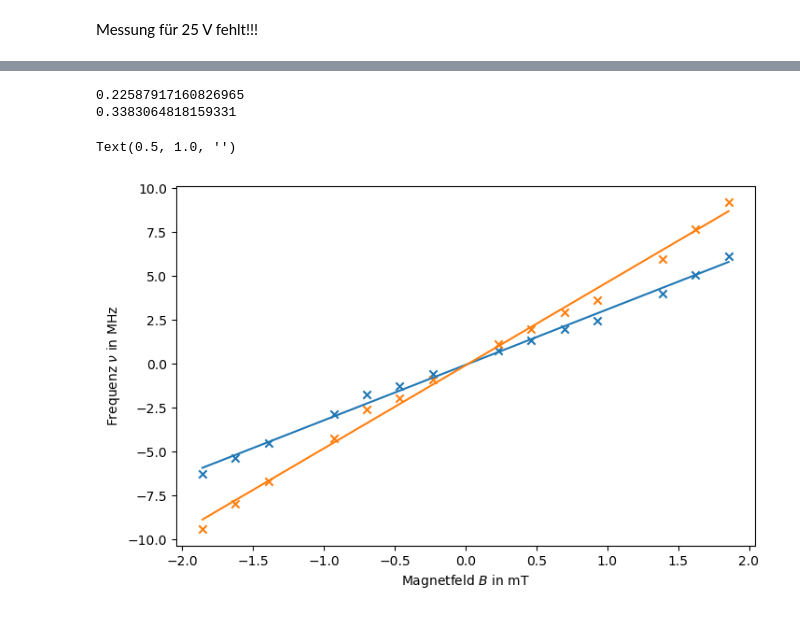
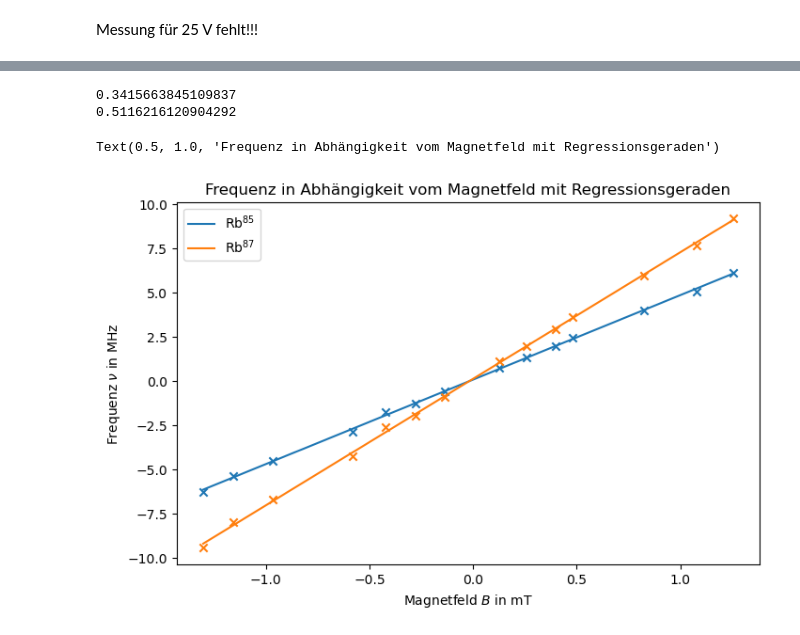
Before and after one commit to hannes-ebe/F-Prak-B, a Jupyter notebook: Optisches_Pumpen/frequenzsweep.ipynb, the cells around one changed output, grey strips where cells are left out. Drawn from its saved outputs; the diff is of its cells as text; code cells hidden in the pictures.

```diff
--- a/Optisches_Pumpen/frequenzsweep.ipynb
+++ b/Optisches_Pumpen/frequenzsweep.ipynb
@@ -79,7 +79,7 @@ def find_flanke(y):
             indizes.append(i)
     return np.array(indizes)
 
-def peak_func(feq,U,height,prominence,width,cut=(0,1)):
+def peak_func(feq,U,I,height,prominence,width,cut=(0,1)):
     '''Nutze die zwei niedrigsten Peaks'''
     feq.plot(title=f'Spulenspannung $U={U}$ V',xlabel='time',ylabel1='SYNC-Signal in V',ylabel2='Spannung der Photodiode in V')
 
@@ -103,27 +103,27 @@ def peak_func(feq,U,height,prominence,width,cut=(0,1)):
     len = flanken[1] - flanken[0] # Anzahl der Zeit-Schritte in einem Sweep
     freq = np.linspace(500e3,10e6,len) # entsprechende Frequenzschritte
 
-    B = const.mu_0*helmholtz(N,r,0.5*U/R)  # Helmholtz gibt H zurück, nicht B
+    B = const.mu_0*helmholtz(N,r,0.5*I)  # Helmholtz gibt H zurück, nicht B
 
     return np.array([B,freq[peaks][0],freq[peaks][1]])
 
 peaks = []
 
-peaks.append(peak_func(sweep[0],-4.0,-1.577,0.001,30,cut=(0,1)))
-peaks.append(peak_func(sweep[1],-3.5,-1.569,0.002,20,cut=(0,1)))
-peaks.append(peak_func(sweep[2],-3.0,-1.559,0.002,10,cut=(0,2)))
-peaks.append(peak_func(sweep[3],-2.5,-1.5725,0.001,10,cut=(0,1)))
-peaks.append(peak_func(sweep[4],-2.0,-1.564,0.001,10,cut=(0,1)))
-peaks.append(peak_func(sweep[5],-1.5,-1.577,0.001,10,cut=(0,1)))
-peaks.append(peak_func(sweep[6],-1.0,-1.577,0.005,10,cut=(0,1)))
-peaks.append(peak_func(sweep[7],-0.5,-1.577,0.005,10,cut=(0,1)))
-peaks.append(peak_func(sweep[8],0.5,-1.577,0.005,10,cut=(0,1)))
-peaks.append(peak_func(sweep[9],1.0,-1.577,0.005,10,cut=(0,1)))
-peaks.append(peak_func(sweep[10],1.5,-1.577,0.005,10,cut=(0,1)))
-peaks.append(peak_func(sweep[11],2.0,-1.577,0.001,10,cut=(0,1)))
-peaks.append(peak_func(sweep[12],3.0,-1.580,0.001,10,cut=(0,1)))
-peaks.append(peak_func(sweep[13],3.5,-1.581,0.001,10,cut=(0,1)))
-peaks.append(peak_func(sweep[14],4.0,-1.5885,0.001,10,cut=(0,1)))
+peaks.append(peak_func(sweep[0],-4.0,-1.63,-1.577,0.001,30,cut=(0,1)))
+peaks.append(peak_func(sweep[1],-3.5,-1.45,-1.569,0.002,20,cut=(0,1)))
+peaks.append(peak_func(sweep[2],-3.0,-1.21,-1.559,0.002,10,cut=(0,2)))
+peaks.append(peak_func(sweep[3],-2.5,-0.93,-1.5725,0.001,10,cut=(0,1)))
+peaks.append(peak_func(sweep[4],-2.0,-0.73,-1.564,0.001,10,cut=(0,1)))
+peaks.append(peak_func(sweep[5],-1.5,-0.53,-1.577,0.001,10,cut=(0,1)))
+peaks.append(peak_func(sweep[6],-1.0,-0.35,-1.577,0.005,10,cut=(0,1)))
+peaks.append(peak_func(sweep[7],-0.5,-0.17,-1.577,0.005,10,cut=(0,1)))
+peaks.append(peak_func(sweep[8],0.5,0.16,-1.577,0.005,10,cut=(0,1)))
+peaks.append(peak_func(sweep[9],1.0,0.32,-1.577,0.005,10,cut=(0,1)))
+peaks.append(peak_func(sweep[10],1.5,0.50,-1.577,0.005,10,cut=(0,1)))
+peaks.append(peak_func(sweep[11],2.0,0.60,-1.577,0.001,10,cut=(0,1)))
+peaks.append(peak_func(sweep[12],3.0,1.03,-1.580,0.001,10,cut=(0,1)))
+peaks.append(peak_func(sweep[13],3.5,1.35,-1.581,0.001,10,cut=(0,1)))
+peaks.append(peak_func(sweep[14],4.0,1.57,-1.5885,0.001,10,cut=(0,1)))
 
 peaks = np.array(peaks).T
 print(peaks)
@@ -158,37 +158,38 @@ def lin(x,m,b):
 
 def slope_to_g(slope):
     return slope*const.h/const.physical_constants['Bohr magneton'][0]
 
 # Stimmt die Einheit des Magnetfeldes???
 fig, ax = plt.subplots(figsize=(8,5))
 
 # Entferne einen Wert und invertiere den ersten Teil der Geraden
 B = peaks[0]
 f1 = peaks[1]
 f2 = peaks[2]
 entf = 3
 B = np.delete(B,[entf])
 f1 = np.delete(f1,[entf])
 f2 = np.delete(f2,[entf])
 f1 = np.append(-1*f1[0:7],f1[7:])
 f2 = np.append(-1*f2[0:7],f2[7:])
 
 plt.scatter(B*1e3,f1*1e-6,marker='x')
 plt.scatter(B*1e3,f2*1e-6,marker='x')
 
 slope, intercept, rvalue, pvalue, slope_std = linregress(B,f1)
-plt.plot(B*1e3,lin(B,slope,intercept)*1e-6)
+plt.plot(B*1e3,lin(B,slope,intercept)*1e-6,label='Rb$^{85}$')
 print(slope_to_g(slope))
 
 slope, intercept, rvalue, pvalue, slope_std = linregress(B,f2)
-plt.plot(B*1e3,lin(B,slope,intercept)*1e-6)
+plt.plot(B*1e3,lin(B,slope,intercept)*1e-6,label='Rb$^{87}$')
 print(slope_to_g(slope))
 
 plt.xlabel('Magnetfeld $B$ in mT')
 plt.ylabel(r'Frequenz $\nu$ in MHz')
-plt.title('')
+plt.legend()
+plt.title('Frequenz in Abhängigkeit vom Magnetfeld mit Regressionsgeraden')
 # %% [output]
-0.22587917160826965
-0.3383064818159331
+0.3415663845109837
+0.5116216120904292
-Text(0.5, 1.0, '')
+Text(0.5, 1.0, 'Frequenz in Abhängigkeit vom Magnetfeld mit Regressionsgeraden')
-[figure, old version]
+[figure, new version]
```
Also changed, not shown: parts of 1 cell of this notebook.
